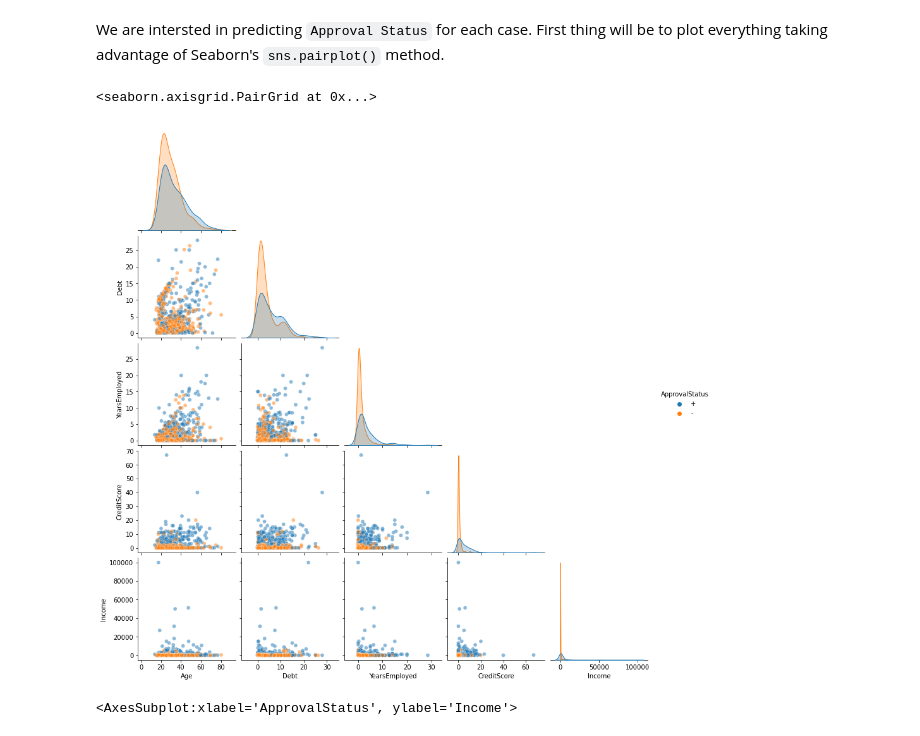
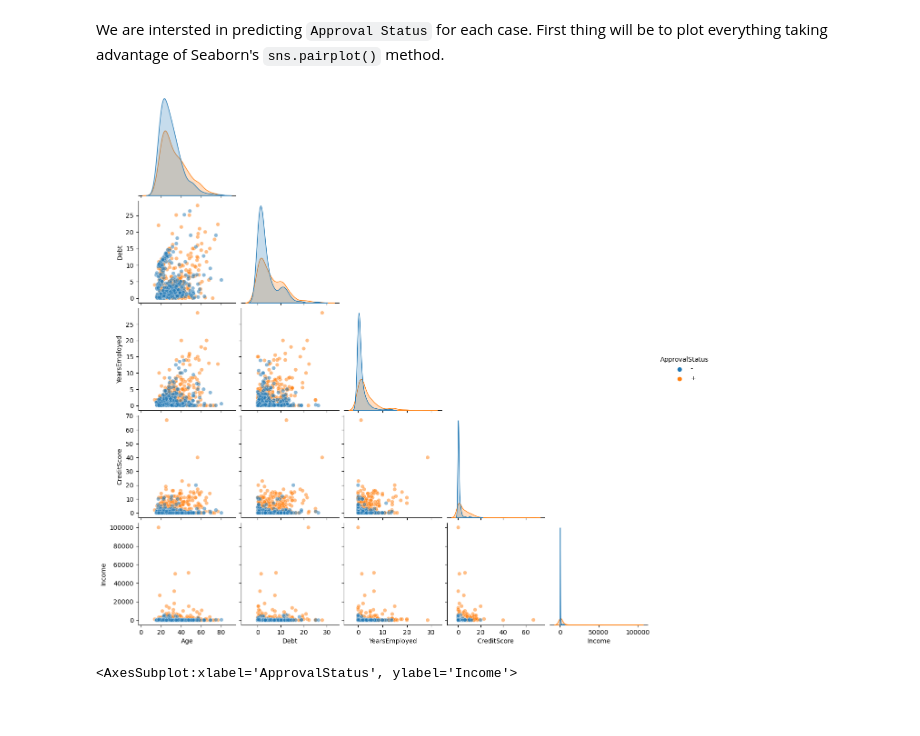
Before and after one commit to nvbergen/DC_project_CC_apps, a Jupyter notebook: Code/Credit approval Project.ipynb, the cells around one changed output. Saved outputs shown, nothing was run; the diff lists cells and outputs as text; code cells hidden in the pictures.

```diff
--- a/Code/Credit approval Project.ipynb
+++ b/Code/Credit approval Project.ipynb
@@ -1016,10 +1016,9 @@ Index(['Gender', 'Age', 'Debt', 'Married', 'BankCustomer', 'EducationLevel',
 # %% [markdown]
 We are intersted in predicting `Approval Status` for each case. First thing will be to plot everything taking advantage of Seaborn's `sns.pairplot()` method.
 # %%
-sns.pairplot(data=apps, hue='ApprovalStatus', corner=True, plot_kws = {'alpha': 0.5})
+sns.pairplot(data=apps2, hue='ApprovalStatus', corner=True, plot_kws = {'alpha': 0.5}, hue_order = ['-', '+']);
 # %% [output]
-<seaborn.axisgrid.PairGrid at 0x...>
-[figure, old version]
+[figure, new version]
 # %%
 sns.swarmplot(x= 'ApprovalStatus', y = 'Income', data = apps, alpha = .5)
 # %% [output]
```
Also changed, not shown: parts of 1 cell of this notebook.
